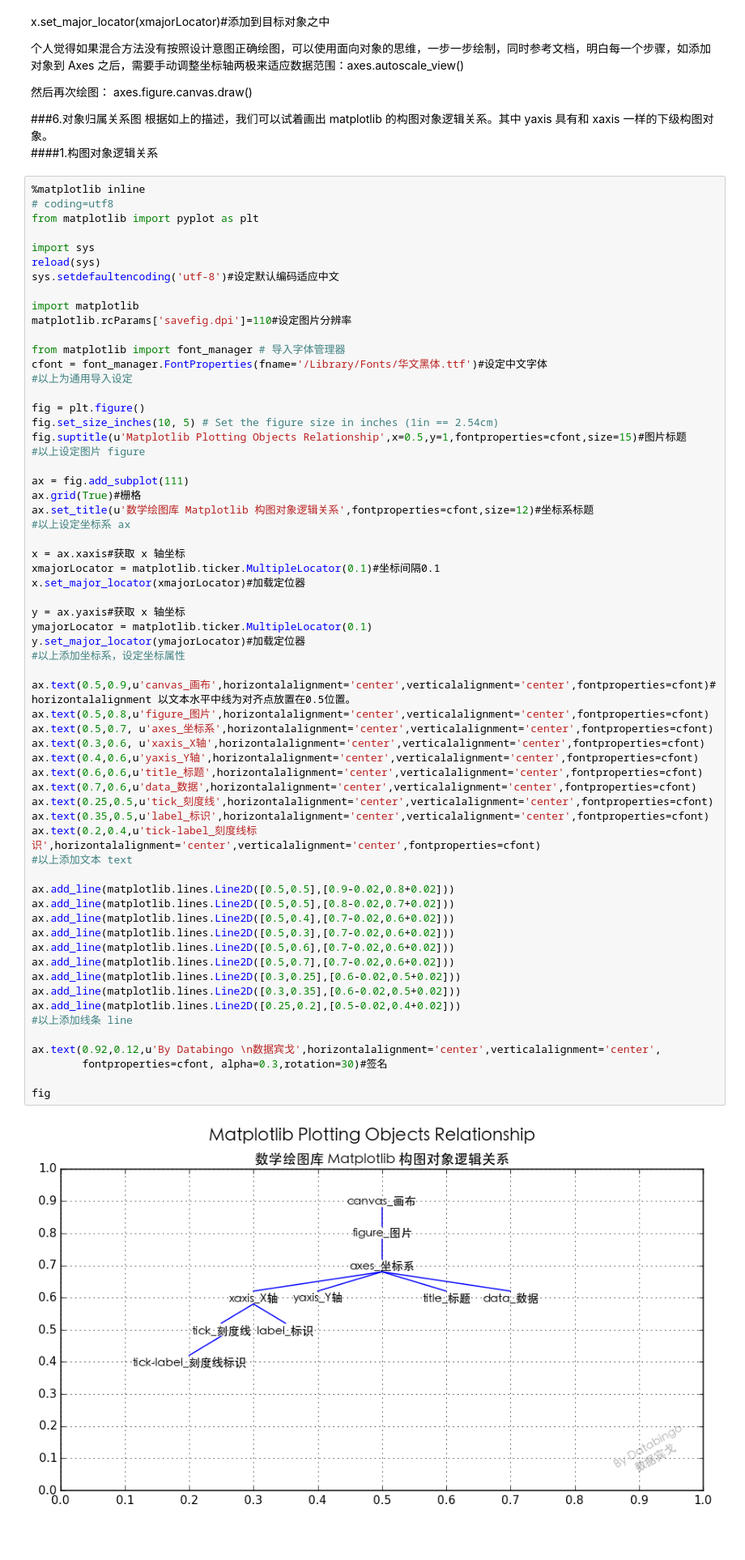
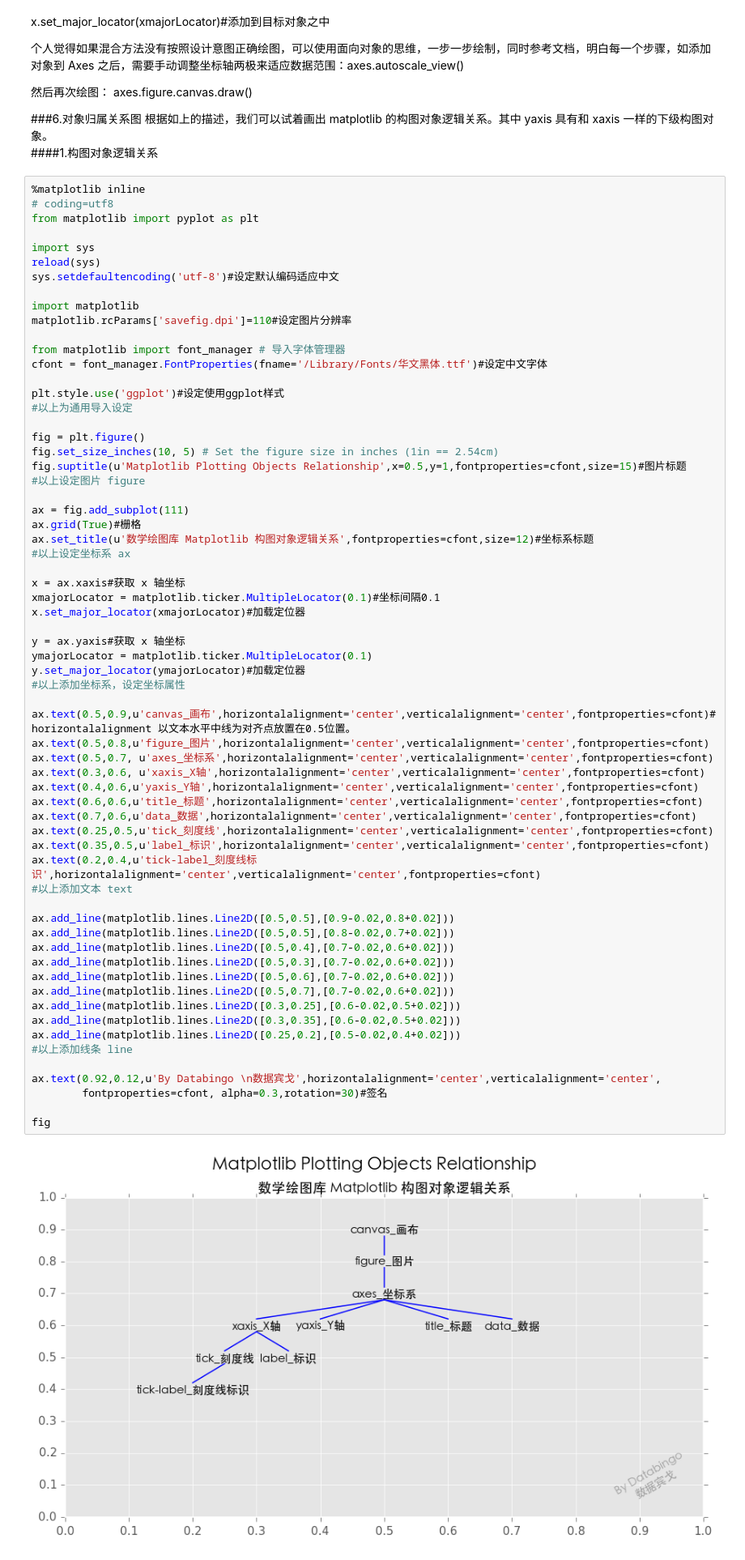
Before and after one commit to Databingo/Databingo, a Jupyter notebook: Understand Matplotlib In Object-Oriented Way_以面向对象的方式理解数学绘图库 Matplotlib.ipynb, the cells around one changed output. Shown at 81% size. Cells and saved outputs as stored; diff of their text form; blank space fills up the shorter version.

```diff
--- a/Understand Matplotlib In Object-Oriented Way_以面向对象的方式理解数学绘图库 Matplotlib.ipynb
+++ b/Understand Matplotlib In Object-Oriented Way_以面向对象的方式理解数学绘图库 Matplotlib.ipynb
@@ -193,6 +193,8 @@ matplotlib.rcParams['savefig.dpi']=110#设定图片分辨率
 
 from matplotlib import font_manager # 导入字体管理器
 cfont = font_manager.FontProperties(fname='/Library/Fonts/华文黑体.ttf')#设定中文字体
+
+plt.style.use('ggplot')#设定使用ggplot样式
 #以上为通用导入设定
 
 fig = plt.figure()
@@ -215,34 +217,34 @@ y.set_major_locator(ymajorLocator)#加载定位器
 #以上添加坐标系，设定坐标属性
 
 ax.text(0.5,0.9,u'canvas_画布',horizontalalignment='center',verticalalignment='center',fontproperties=cfont)# horizontalalignment 以文本水平中线为对齐点放置在0.5位置。
 ax.text(0.5,0.8,u'figure_图片',horizontalalignment='center',verticalalignment='center',fontproperties=cfont)
 ax.text(0.5,0.7, u'axes_坐标系',horizontalalignment='center',verticalalignment='center',fontproperties=cfont)
 ax.text(0.3,0.6, u'xaxis_X轴',horizontalalignment='center',verticalalignment='center',fontproperties=cfont)
 ax.text(0.4,0.6,u'yaxis_Y轴',horizontalalignment='center',verticalalignment='center',fontproperties=cfont)
 ax.text(0.6,0.6,u'title_标题',horizontalalignment='center',verticalalignment='center',fontproperties=cfont)
 ax.text(0.7,0.6,u'data_数据',horizontalalignment='center',verticalalignment='center',fontproperties=cfont)
 ax.text(0.25,0.5,u'tick_刻度线',horizontalalignment='center',verticalalignment='center',fontproperties=cfont)
 ax.text(0.35,0.5,u'label_标识',horizontalalignment='center',verticalalignment='center',fontproperties=cfont)
 ax.text(0.2,0.4,u'tick-label_刻度线标识',horizontalalignment='center',verticalalignment='center',fontproperties=cfont)
 #以上添加文本 text
 
 ax.add_line(matplotlib.lines.Line2D([0.5,0.5],[0.9-0.02,0.8+0.02]))
 ax.add_line(matplotlib.lines.Line2D([0.5,0.5],[0.8-0.02,0.7+0.02]))
 ax.add_line(matplotlib.lines.Line2D([0.5,0.4],[0.7-0.02,0.6+0.02]))
 ax.add_line(matplotlib.lines.Line2D([0.5,0.3],[0.7-0.02,0.6+0.02]))
 ax.add_line(matplotlib.lines.Line2D([0.5,0.6],[0.7-0.02,0.6+0.02]))
 ax.add_line(matplotlib.lines.Line2D([0.5,0.7],[0.7-0.02,0.6+0.02]))
 ax.add_line(matplotlib.lines.Line2D([0.3,0.25],[0.6-0.02,0.5+0.02]))
 ax.add_line(matplotlib.lines.Line2D([0.3,0.35],[0.6-0.02,0.5+0.02]))
 ax.add_line(matplotlib.lines.Line2D([0.25,0.2],[0.5-0.02,0.4+0.02]))
 #以上添加线条 line
 
 ax.text(0.92,0.12,u'By Databingo \n数据宾戈',horizontalalignment='center',verticalalignment='center',
         fontproperties=cfont, alpha=0.3,rotation=30)#签名
 
 fig
 # %% [output]
-[figure, old version]
+[figure, new version]
 # %% [markdown]
 ####2.继承关系
 
```
Also changed, not shown: parts of 3 cells of this notebook.
